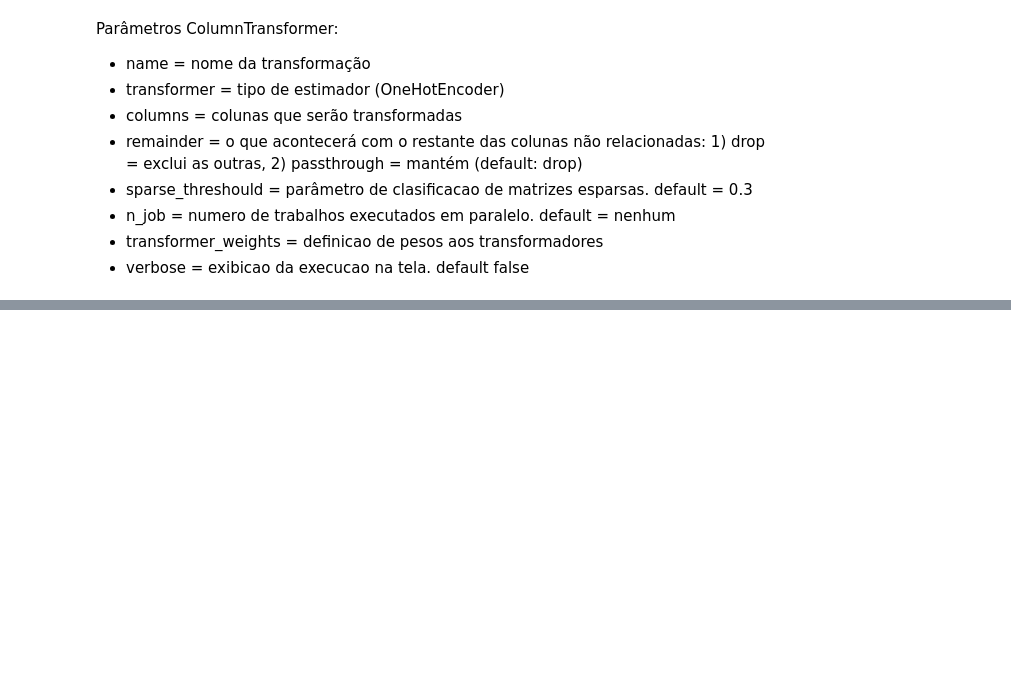
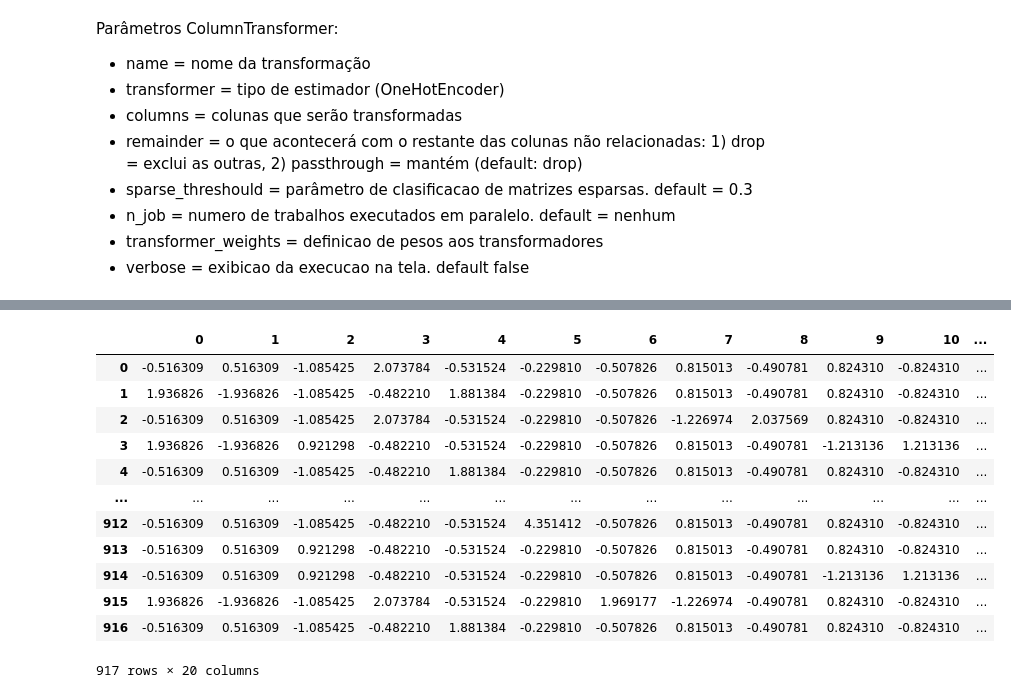
Before and after one commit to rfoliveira/udemy-ml-com-python, a Jupyter notebook: notebooks/classificacao.ipynb, the cells around one changed output, grey strips where cells are left out. Saved outputs shown, nothing was run; the diff lists cells and outputs as text; code cells hidden in the pictures; blank space fills up the shorter version.

```diff
--- a/notebooks/classificacao.ipynb
+++ b/notebooks/classificacao.ipynb
@@ -269,3 +269,9 @@ Parâmetros ColumnTransformer:
 - n_job = numero de trabalhos executados em paralelo. default = nenhum
 - transformer_weights = definicao de pesos aos transformadores
 - verbose = exibicao da execucao na tela. default false
+# %%
+previsores3 = ColumnTransformer(transformers=[('OneHot', OneHotEncoder(), [1,2,6,8,10])],remainder='passthrough').fit_transform(previsores2)
+
+# [1,2,6,8,10] se refere à colunas a serem transformadas
+# poderia usar list(cols_with_index.values()), ficando conforme abaixo:
+# previsores3 = ColumnTransformer(transformers=[('OneHot', OneHotEncoder(), list(cols_with_values()))],remainder='passthrough').fit_transform(previsores2)
@@ -271,0 +303,2 @@ Parâmetros ColumnTransformer:
+# %%
+previsores3_esc = StandardScaler().fit_transform(previsores3)
@@ -271,0 +321,18 @@ Parâmetros ColumnTransformer:
+# %%
+previsores3df = pd.DataFrame(previsores3_esc)
+# %%
+previsores3df
+# %% [output]
+|  | 0 | 1 | 2 | 3 | 4 | 5 | 6 | 7 | 8 | 9 | 10 | ... |
+| 0 | -0.516309 | 0.516309 | -1.085425 | 2.073784 | -0.531524 | -0.229810 | -0.507826 | 0.815013 | -0.490781 | 0.824310 | -0.824310 | ... |
+| 1 | 1.936826 | -1.936826 | -1.085425 | -0.482210 | 1.881384 | -0.229810 | -0.507826 | 0.815013 | -0.490781 | 0.824310 | -0.824310 | ... |
+| 2 | -0.516309 | 0.516309 | -1.085425 | 2.073784 | -0.531524 | -0.229810 | -0.507826 | -1.226974 | 2.037569 | 0.824310 | -0.824310 | ... |
+| 3 | 1.936826 | -1.936826 | 0.921298 | -0.482210 | -0.531524 | -0.229810 | -0.507826 | 0.815013 | -0.490781 | -1.213136 | 1.213136 | ... |
+| 4 | -0.516309 | 0.516309 | -1.085425 | -0.482210 | 1.881384 | -0.229810 | -0.507826 | 0.815013 | -0.490781 | 0.824310 | -0.824310 | ... |
+| ... | ... | ... | ... | ... | ... | ... | ... | ... | ... | ... | ... | ... |
+| 912 | -0.516309 | 0.516309 | -1.085425 | -0.482210 | -0.531524 | 4.351412 | -0.507826 | 0.815013 | -0.490781 | 0.824310 | -0.824310 | ... |
+| 913 | -0.516309 | 0.516309 | 0.921298 | -0.482210 | -0.531524 | -0.229810 | -0.507826 | 0.815013 | -0.490781 | 0.824310 | -0.824310 | ... |
+| 914 | -0.516309 | 0.516309 | 0.921298 | -0.482210 | -0.531524 | -0.229810 | -0.507826 | 0.815013 | -0.490781 | -1.213136 | 1.213136 | ... |
+| 915 | 1.936826 | -1.936826 | -1.085425 | 2.073784 | -0.531524 | -0.229810 | 1.969177 | -1.226974 | -0.490781 | 0.824310 | -0.824310 | ... |
+| 916 | -0.516309 | 0.516309 | -1.085425 | -0.482210 | 1.881384 | -0.229810 | -0.507826 | 0.815013 | -0.490781 | 0.824310 | -0.824310 | ... |
+917 rows × 20 columns
```
Also changed, not shown: parts of 24 cells of this notebook.
